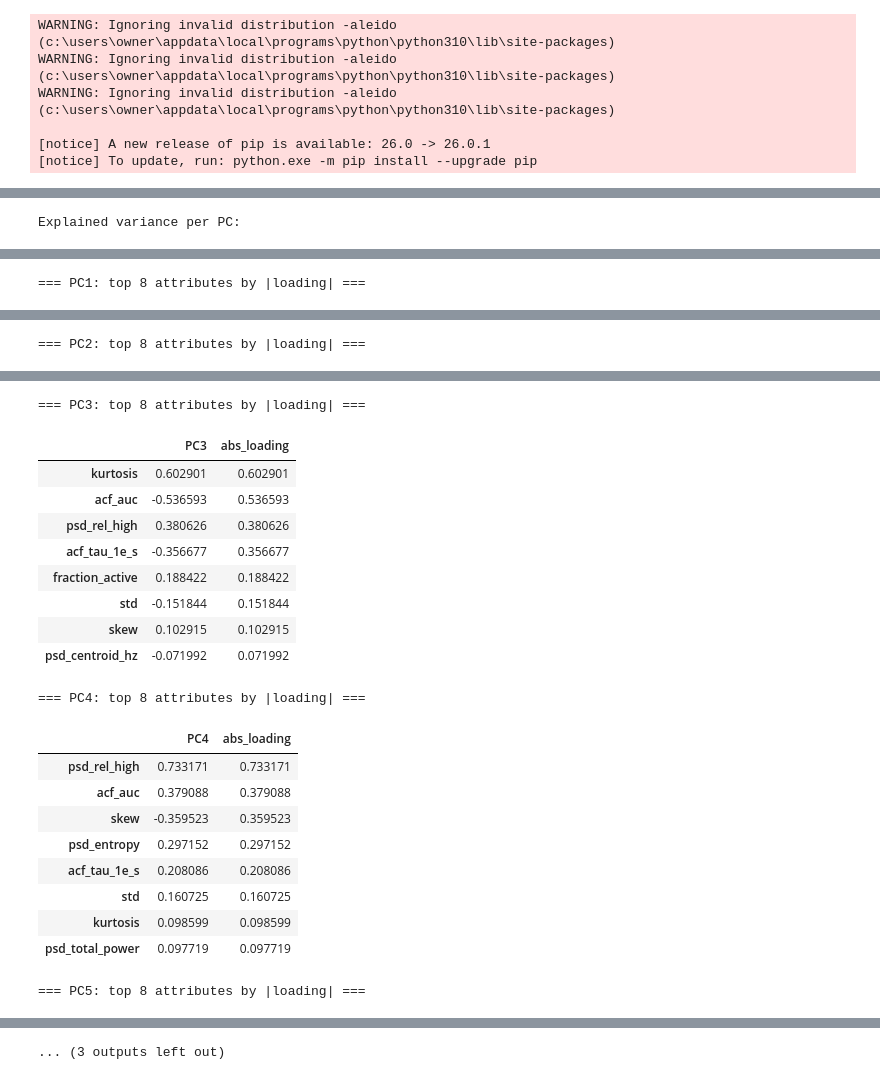
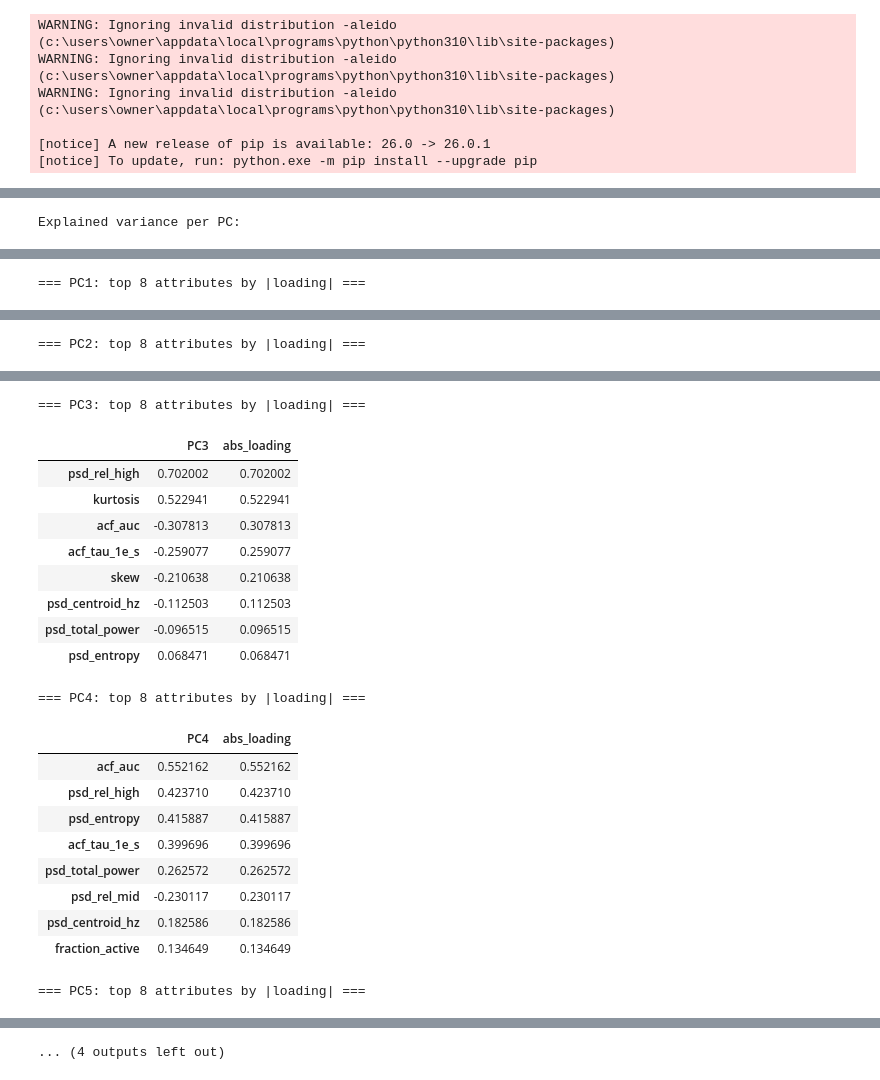
Before and after one commit to Michal-Rubin/Cal_vol_soma, a Jupyter notebook: SST_calcium_claster.ipynb, the cells around one changed output, grey strips where cells are left out. Saved outputs shown, nothing was run; the diff lists cells and outputs as text; code cells hidden in the pictures.

```diff
--- a/SST_calcium_claster.ipynb
+++ b/SST_calcium_claster.ipynb
@@ -343,16 +414,34 @@ traces_list, meta_df = load_traces_from_link_table(DB_PATH, trace_filename='calT
 
 print(f'Loaded traces: {len(traces_list)}')
 
-feat_df = build_feature_table(traces_list, sr=CAL_SR)
+# Build all features, then remove selected features from the clustering input.
+# `std` is excluded because it can dominate clustering by amplitude instead of dynamics/shape.
+feat_df_all = build_feature_table(traces_list, sr=CAL_SR)
+EXCLUDE_CLUSTER_FEATURES = ['std']
+cluster_feature_cols = [c for c in feat_df_all.columns if c != 'trace_idx' and c not in EXCLUDE_CLUSTER_FEATURES]
+feat_df = feat_df_all[['trace_idx'] + cluster_feature_cols].copy()
+
+print('Excluded clustering features:', EXCLUDE_CLUSTER_FEATURES)
+print('Clustering features used:', cluster_feature_cols)
+
 res = run_pca_and_clustering(
     feat_df,
     n_pca_components=0.90,
-    n_hier_clusters=4,
+    n_hier_clusters=None,              # None = do not force cluster number
+    hier_distance_threshold='auto',     # automatic dendrogram cut by largest merge-distance gap
+    hier_auto_min_clusters=2,
+    hier_auto_max_clusters=10,
     hdbscan_min_cluster_size=10,
     hdbscan_min_samples=3,
 )
 
 cluster_df = meta_df.merge(res['feature_table'], left_on='row_idx', right_on='trace_idx', how='inner')
+
+print('Hierarchical cut mode:', res['hier_cut_mode'])
+print('Hierarchical distance threshold:', res['hier_distance_threshold'])
+print('Hierarchical n clusters:', res['n_hier_clusters'])
+print(cluster_df['hier_cluster'].value_counts().sort_index())
+
 cluster_df.head()
 # %% [output]
 Loaded traces: 82
@@ -500,6 +770,10 @@ Saved: Z:\Adam-Lab-Shared\Data\Michal_Rubin\Dendrites\calcium_trace_clusters.csv
 import numpy as np
 import pandas as pd
 import matplotlib.pyplot as plt
+from pathlib import Path
+
+OUT_DIR_FINAL = Path(r"Z:\Adam-Lab-Shared\Data\Michal_Rubin\data summery\2026\SST\clustering\final")
+OUT_DIR_FINAL.mkdir(parents=True, exist_ok=True)
 
 if 'res' not in globals() or 'pca' not in res:
     raise RuntimeError("Run the clustering pipeline cell first (it creates 'res').")
@@ -558,10 +832,13 @@ cbar = plt.colorbar(im, ax=ax)
 cbar.set_label('Loading weight')
 
 plt.tight_layout()
+fig.savefig(OUT_DIR_FINAL / "pca_loading_heatmap.png", dpi=220, bbox_inches="tight")
+fig.savefig(OUT_DIR_FINAL / "pca_loading_heatmap.pdf", bbox_inches="tight")
+loading_df.to_csv(OUT_DIR_FINAL / "pca_loadings.csv")
+print("Saved:", OUT_DIR_FINAL / "pca_loading_heatmap.png")
+print("Saved:", OUT_DIR_FINAL / "pca_loading_heatmap.pdf")
+print("Saved:", OUT_DIR_FINAL / "pca_loadings.csv")
 plt.show()
-
-# Optional: save table
-# loading_df.to_csv(r"Z:\Adam-Lab-Shared\Data\Michal_Rubin\Dendrites\pca_loadings.csv")
 # %% [output]
 Explained variance per PC:
 |  | explained_variance_ratio | cumulative_explained_variance |
@@ -594,22 +871,22 @@ Explained variance per PC:
 === PC3: top 8 attributes by |loading| ===
 |  | PC3 | abs_loading |
-| kurtosis | 0.602901 | 0.602901 |
-| acf_auc | -0.536593 | 0.536593 |
-| psd_rel_high | 0.380626 | 0.380626 |
-| acf_tau_1e_s | -0.356677 | 0.356677 |
-| fraction_active | 0.188422 | 0.188422 |
-| std | -0.151844 | 0.151844 |
-| skew | 0.102915 | 0.102915 |
-| psd_centroid_hz | -0.071992 | 0.071992 |
+| psd_rel_high | 0.702002 | 0.702002 |
+| kurtosis | 0.522941 | 0.522941 |
+| acf_auc | -0.307813 | 0.307813 |
+| acf_tau_1e_s | -0.259077 | 0.259077 |
+| skew | -0.210638 | 0.210638 |
+| psd_centroid_hz | -0.112503 | 0.112503 |
+| psd_total_power | -0.096515 | 0.096515 |
+| psd_entropy | 0.068471 | 0.068471 |
 === PC4: top 8 attributes by |loading| ===
 |  | PC4 | abs_loading |
-| psd_rel_high | 0.733171 | 0.733171 |
-| acf_auc | 0.379088 | 0.379088 |
-| skew | -0.359523 | 0.359523 |
-| psd_entropy | 0.297152 | 0.297152 |
-| acf_tau_1e_s | 0.208086 | 0.208086 |
-| std | 0.160725 | 0.160725 |
-| kurtosis | 0.098599 | 0.098599 |
-| psd_total_power | 0.097719 | 0.097719 |
+| acf_auc | 0.552162 | 0.552162 |
+| psd_rel_high | 0.423710 | 0.423710 |
+| psd_entropy | 0.415887 | 0.415887 |
+| acf_tau_1e_s | 0.399696 | 0.399696 |
+| psd_total_power | 0.262572 | 0.262572 |
+| psd_rel_mid | -0.230117 | 0.230117 |
+| psd_centroid_hz | 0.182586 | 0.182586 |
+| fraction_active | 0.134649 | 0.134649 |
 === PC5: top 8 attributes by |loading| ===
 |  | PC5 | abs_loading |
@@ -624 +901 @@ Explained variance per PC:
-... (3 outputs left out)
+... (4 outputs left out)
```
Also changed, not shown: parts of 14 cells of this notebook, 27 other files.
